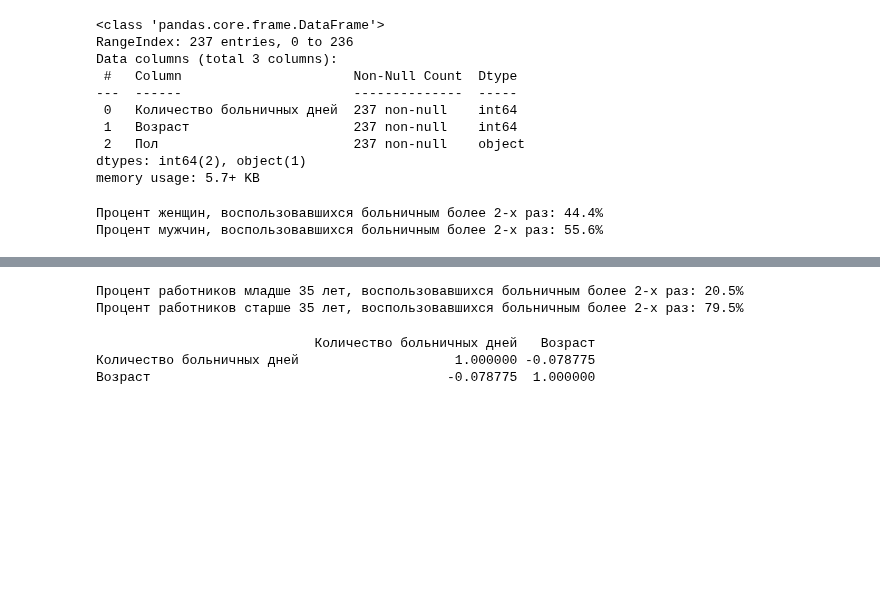
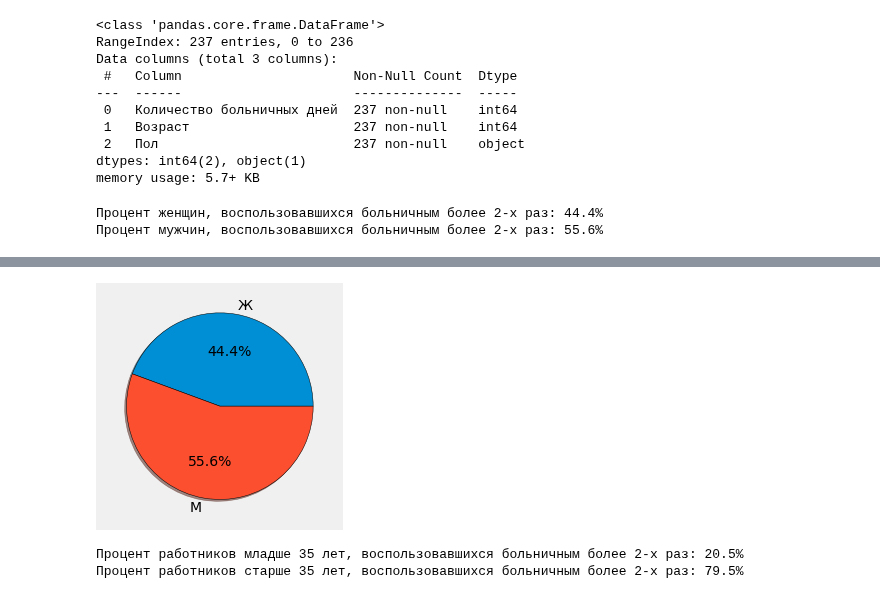
Before and after one commit to olesyarebko/severstal, a Jupyter notebook: severstal.ipynb, the cells around one changed output, grey strips where cells are left out. Cells and saved outputs as stored; diff of their text form; code cells hidden in the pictures; blank space fills up the shorter version.

```diff
--- a/severstal.ipynb
+++ b/severstal.ipynb
@@ -29,3 +60,13 @@ print('Процент мужчин, воспользовавшихся боль
+# %%
+plt.style.use('fivethirtyeight')
+plt.pie([percent_sick_leave('Ж'), percent_sick_leave('М')],
+       labels = ['Ж','М'],
+       shadow = True,
+       autopct = '%1.1f%%',
+       wedgeprops = {'edgecolor':'black'})
+plt.show()
+# %% [output]
+[figure, added]
 # %%
 data_sick = data[data['Количество больничных дней'] > 2]['Количество больничных дней'].count()
 data_young_sick = data[(data['Возраст'] < 35) & (data['Количество больничных дней'] > 2)]['Возраст'].count()
@@ -38,9 +79,3 @@ print('Процент работников старше 35 лет, воспол
 # %% [output]
 Процент работников младше 35 лет, воспользовавшихся больничным более 2-х раз: 20.5%
 Процент работников старше 35 лет, воспользовавшихся больничным более 2-х раз: 79.5%
-# %%
-print(data.corr())
-# %% [output]
-                            Количество больничных дней   Возраст
-Количество больничных дней                    1.000000 -0.078775
-Возраст                                      -0.078775  1.000000
```
Also changed, not shown: parts of 6 cells of this notebook, 1 other file.
